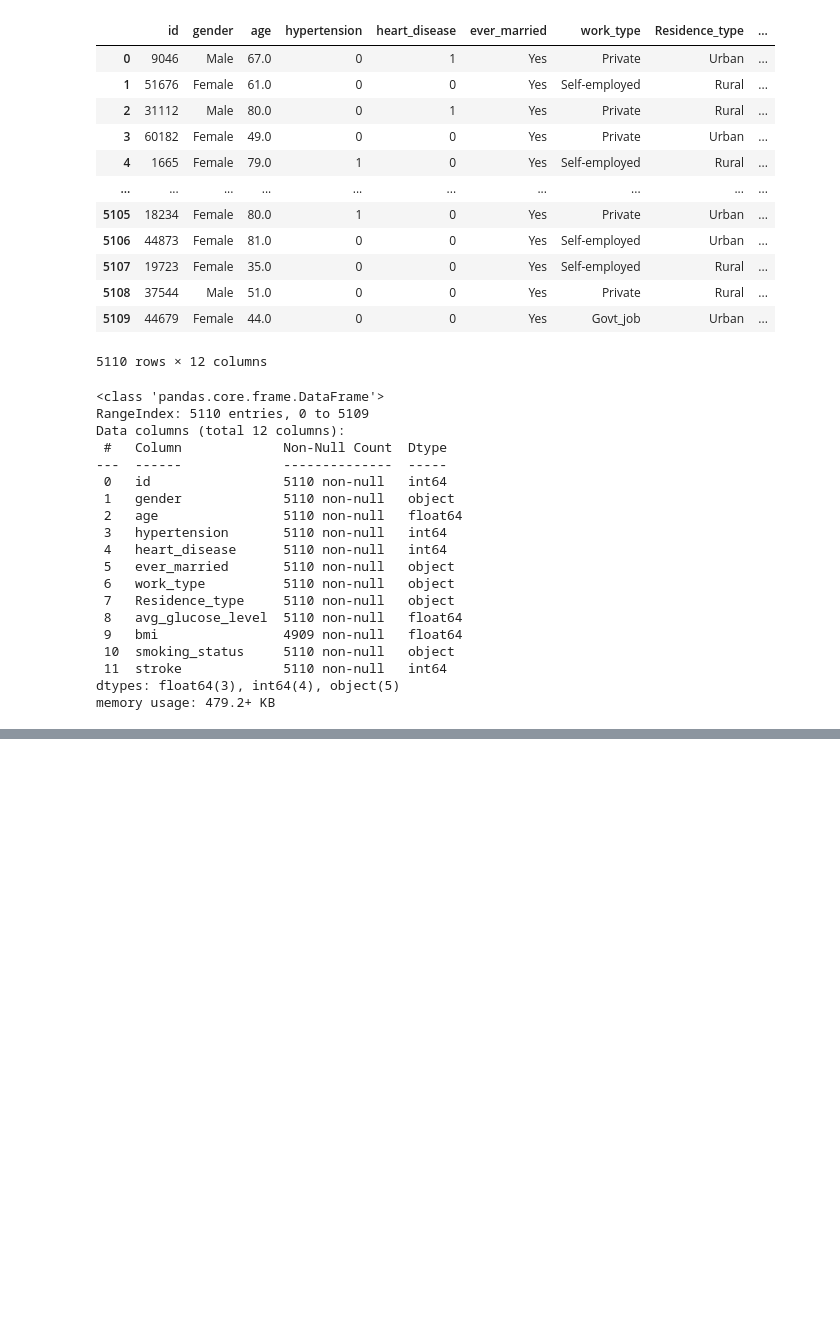
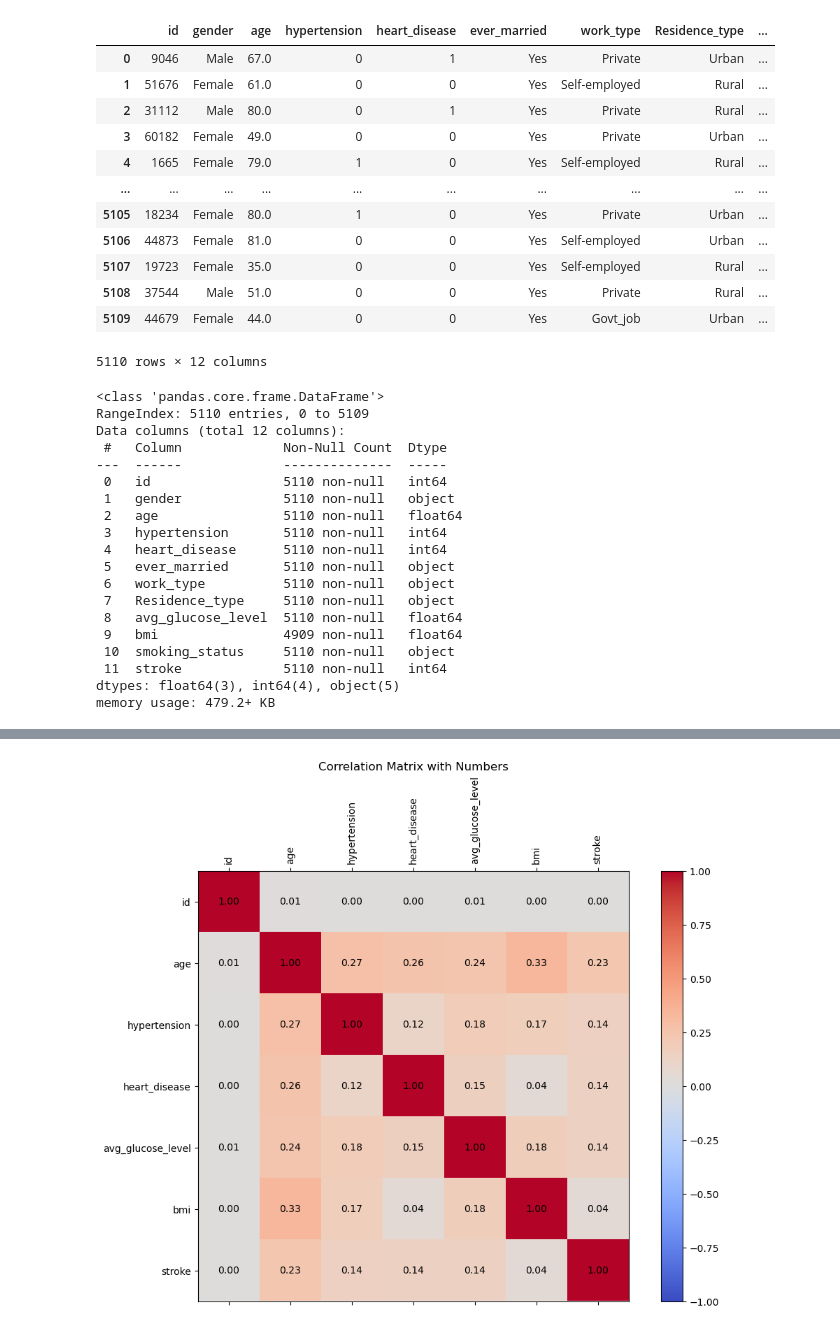
Before and after one commit to devdied/stroke-prediction, a Jupyter notebook: cleaning data-1.ipynb, the cells around one changed output, grey strips where cells are left out. Drawn from its saved outputs; the diff is of its cells as text; code cells hidden in the pictures; blank space fills up the shorter version.

```diff
--- a/cleaning data-1.ipynb
+++ b/cleaning data-1.ipynb
@@ -115,0 +134,20 @@ plt.show()
+# %%
+fig, ax = plt.subplots(figsize=(12, 8))
+
+# Create a heatmap with numerical values
+cax = ax.matshow(correlation_matrix, cmap='coolwarm', vmin=-1, vmax=1)
+plt.colorbar(cax)
+
+# Add numerical values to each cell
+for i in range(correlation_matrix.shape[0]):
+    for j in range(correlation_matrix.shape[1]):
+        ax.text(j, i, f'{correlation_matrix.iloc[i, j]:.2f}', va='center', ha='center', fontsize=10, color='black')
+
+# Add labels and title
+plt.xticks(range(len(correlation_matrix.columns)), correlation_matrix.columns, rotation=90)
+plt.yticks(range(len(correlation_matrix.columns)), correlation_matrix.columns)
+plt.title('Correlation Matrix with Numbers')
+
+plt.show()
+# %% [output]
+[figure, added]
```
Also changed, not shown: parts of 10 cells of this notebook.
